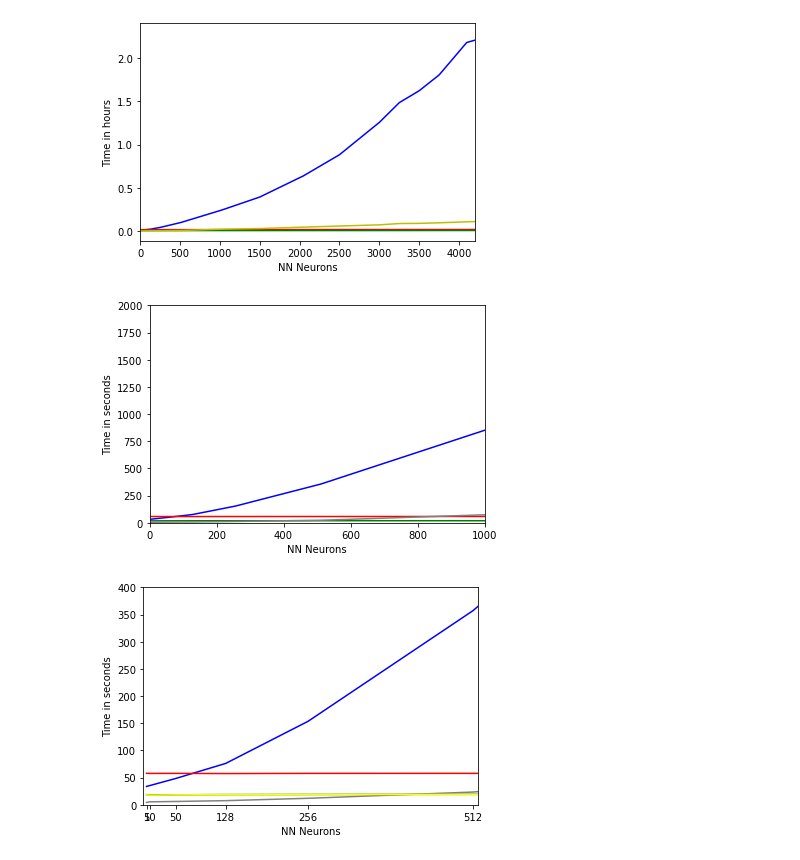
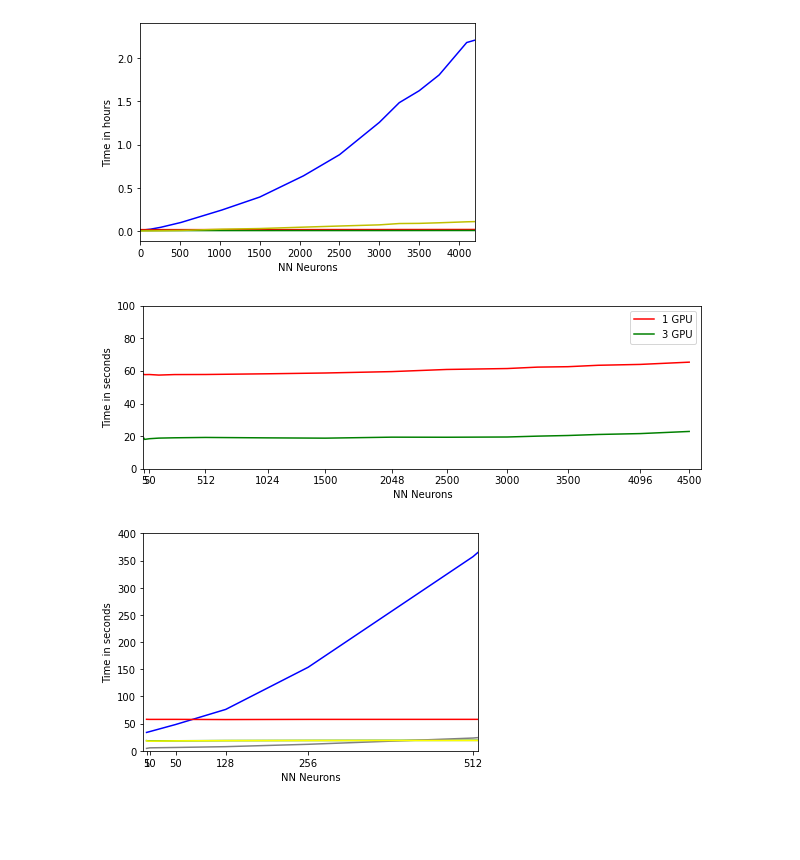
Before and after one commit to toelt-llc/TOELT-tfrabbit, a Jupyter notebook: code/notebooks/plot_results.ipynb, the cells around one changed output. Cells and saved outputs as stored; diff of their text form; code cells hidden in the pictures; blank space fills up the shorter version.

Commit message:
animated / figures + readme_results

```diff
--- a/code/notebooks/plot_results.ipynb
+++ b/code/notebooks/plot_results.ipynb
@@ -60,17 +61,23 @@ plt.show()
 # %%
 ## Zoom in
 # %%
-plt.xlim(0,1000)
-plt.ylim(0,2000)
+ticks = [5,50,512,1024,1500,2048,2500,3000,3500,4096,4500]
+
+plt.figure(figsize=(10,3))
+plt.xlim(0,4600)
+plt.ylim(0,100)
+plt.xticks(ticks)
 plt.xlabel('NN Neurons')
 plt.ylabel('Time in seconds')
-plt.plot(neurons, pi_times, 'b')
-plt.plot(neurons, frodo_times_1, 'r')
-plt.plot(neurons, frodo_times_3, 'g')
-plt.plot(neurons, mac_times, 'gray', label='Mac')
+#plt.plot(neurons, pi_times, 'b')
+#plt.plot(neurons, mac_times, 'gray', label='Mac')
+plt.plot(neurons, frodo_times_1, 'r', label='1 GPU')
+plt.plot(neurons, frodo_times_3, 'g', label='3 GPU')
+plt.legend()
+plt.savefig('../saved_results/figures/gpu1v3.png', bbox_inches='tight')
 plt.show()
 # %% [output]
-[figure, old version]
+[figure, new version]
 # %%
 plt.xticks(neurons)
 plt.xlim(0,520)
```
Also changed, not shown: parts of 3 cells of this notebook, 12 other files.
